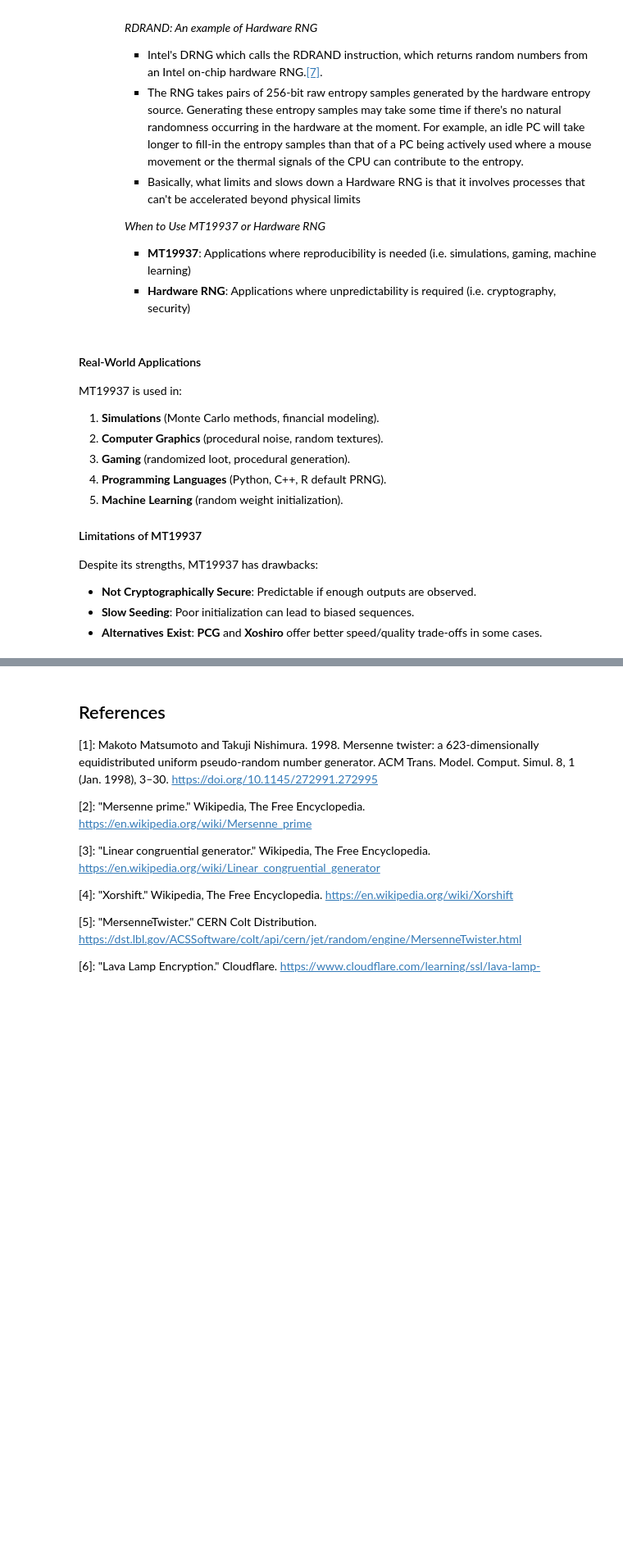
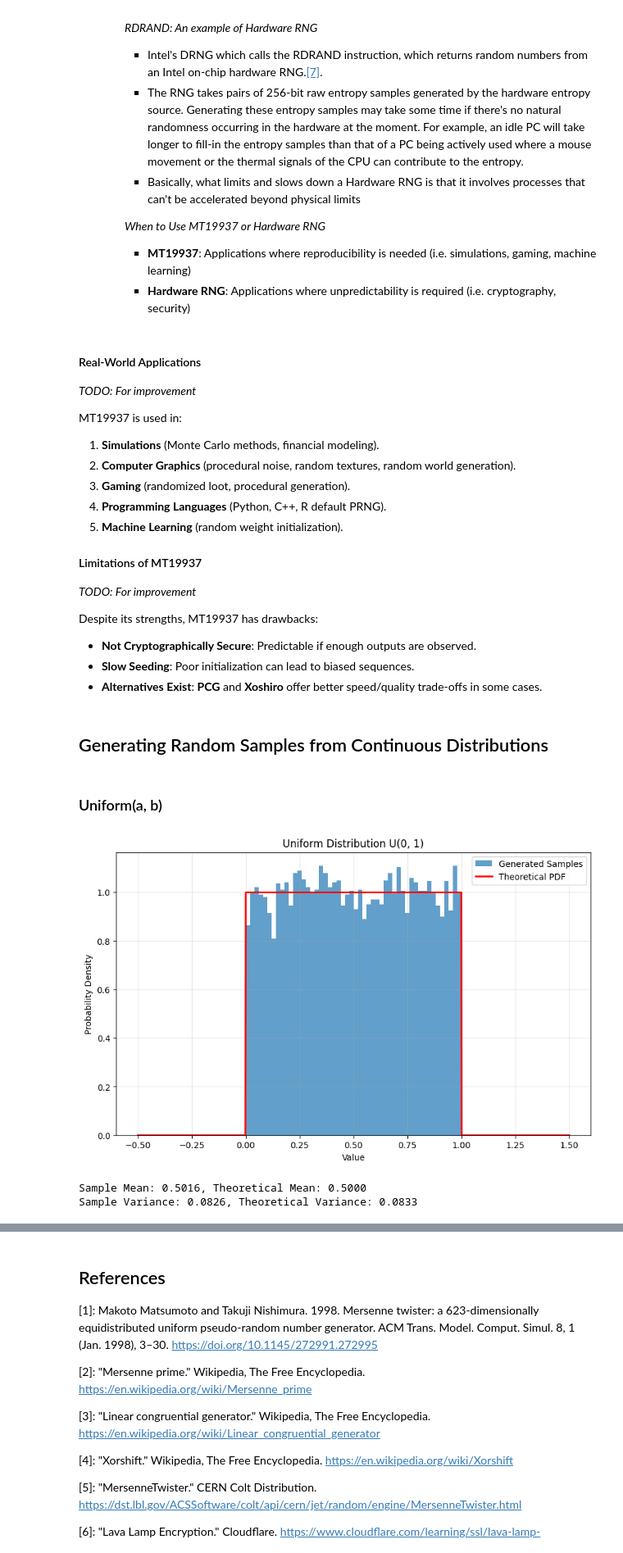
Before and after one commit to angelhalili-edu/ai212-s3, a Jupyter notebook: Problem1_RandomNumberGeneration.ipynb, the cells around one changed output, grey strips where cells are left out. Shown at 82% size. Drawn from its saved outputs; the diff is of its cells as text; code cells hidden in the pictures; blank space fills up the shorter version.

```diff
--- a/Problem1_RandomNumberGeneration.ipynb
+++ b/Problem1_RandomNumberGeneration.ipynb
@@ -153,16 +153,88 @@ To gain a better understanding of the algorithm, the sample C code from Matsumot
 # %% [markdown]
 #### Real-World Applications
 
+_TODO: For improvement_
+
 MT19937 is used in:
 1. **Simulations** (Monte Carlo methods, financial modeling).
-2. **Computer Graphics** (procedural noise, random textures).
+2. **Computer Graphics** (procedural noise, random textures, random world generation).
 3. **Gaming** (randomized loot, procedural generation).
 4. **Programming Languages** (Python, C++, R default PRNG).
 5. **Machine Learning** (random weight initialization).
 
 #### Limitations of MT19937
 
+_TODO: For improvement_
+
 Despite its strengths, MT19937 has drawbacks:
 - **Not Cryptographically Secure**: Predictable if enough outputs are observed.
 - **Slow Seeding**: Poor initialization can lead to biased sequences.
 - **Alternatives Exist**: **PCG** and **Xoshiro** offer better speed/quality trade-offs in some cases.
+# %% [markdown]
+## Generating Random Samples from Continuous Distributions
+# %% [markdown]
+### Uniform(a, b)
+# %%
+import numpy as np
+import matplotlib.pyplot as plt
+from scipy import stats
+
+# This line creates a NumPy random number generator (RNG) instance that uses the MT19937 algorithm
+# np.random.MT19937() creates a bit generator with the Mersenne Twister algorithm
+# np.random.default_rng() wraps this bit generator into a Generator object that provides various random sampling methods
+# Reference: https://numpy.org/doc/2.1/reference/random/generator.html#distributions
+mt19937RNG = np.random.default_rng(np.random.MT19937())
+np.random.seed(12345)
+
+def generate_uniform(a=0, b=1, size=1000):
+    # Reference: https://numpy.org/doc/2.1/reference/random/generated/numpy.random.Generator.uniform.html
+
+    # mt19937RNG.random() generates samples from a uniform distribution in the range [0, 1)
+    u = mt19937RNG.random(size)
+
+    # Apply inverse transform: F^(-1)(u) = a + (b-a)*u
+    # For uniform distribution, the CDF is F(x) = (x-a)/(b-a)
+    # So the inverse CDF is F^(-1)(u) = a + (b-a)*u
+    samples = a + (b - a) * u
+
+    return samples
+
+# Parameters for the uniform distribution
+a, b = 0, 1
+sample_size = 10000
+
+# Generate samples
+uniform_samples = generate_uniform(a, b, sample_size)
+
+# Create the histogram
+plt.figure(figsize=(10, 6))
+hist, bins, _ = plt.hist(uniform_samples, bins=50, density=True, alpha=0.7,
+                         label='Generated Samples')
+
+# Plot the theoretical PDF
+x = np.linspace(a-0.5, b+0.5, 1000)
+pdf = stats.uniform.pdf(x, loc=a, scale=b-a)
+plt.plot(x, pdf, 'r-', linewidth=2, label='Theoretical PDF')
+
+# Add labels and title
+plt.xlabel('Value')
+plt.ylabel('Probability Density')
+plt.title(f'Uniform Distribution U({a}, {b})')
+plt.legend()
+plt.grid(True, alpha=0.3)
+
+# Show the plot
+plt.show()
+
+# Calculate some statistics to compare with theoretical values
+sample_mean = np.mean(uniform_samples)
+sample_var = np.var(uniform_samples)
+theoretical_mean = (a + b) / 2
+theoretical_var = (b - a)**2 / 12
+
+print(f"Sample Mean: {sample_mean:.4f}, Theoretical Mean: {theoretical_mean:.4f}")
+print(f"Sample Variance: {sample_var:.4f}, Theoretical Variance: {theoretical_var:.4f}")
+# %% [output]
+[figure, added]
+Sample Mean: 0.5016, Theoretical Mean: 0.5000
+Sample Variance: 0.0826, Theoretical Variance: 0.0833
```
Also changed, not shown: parts of 19 cells of this notebook.
